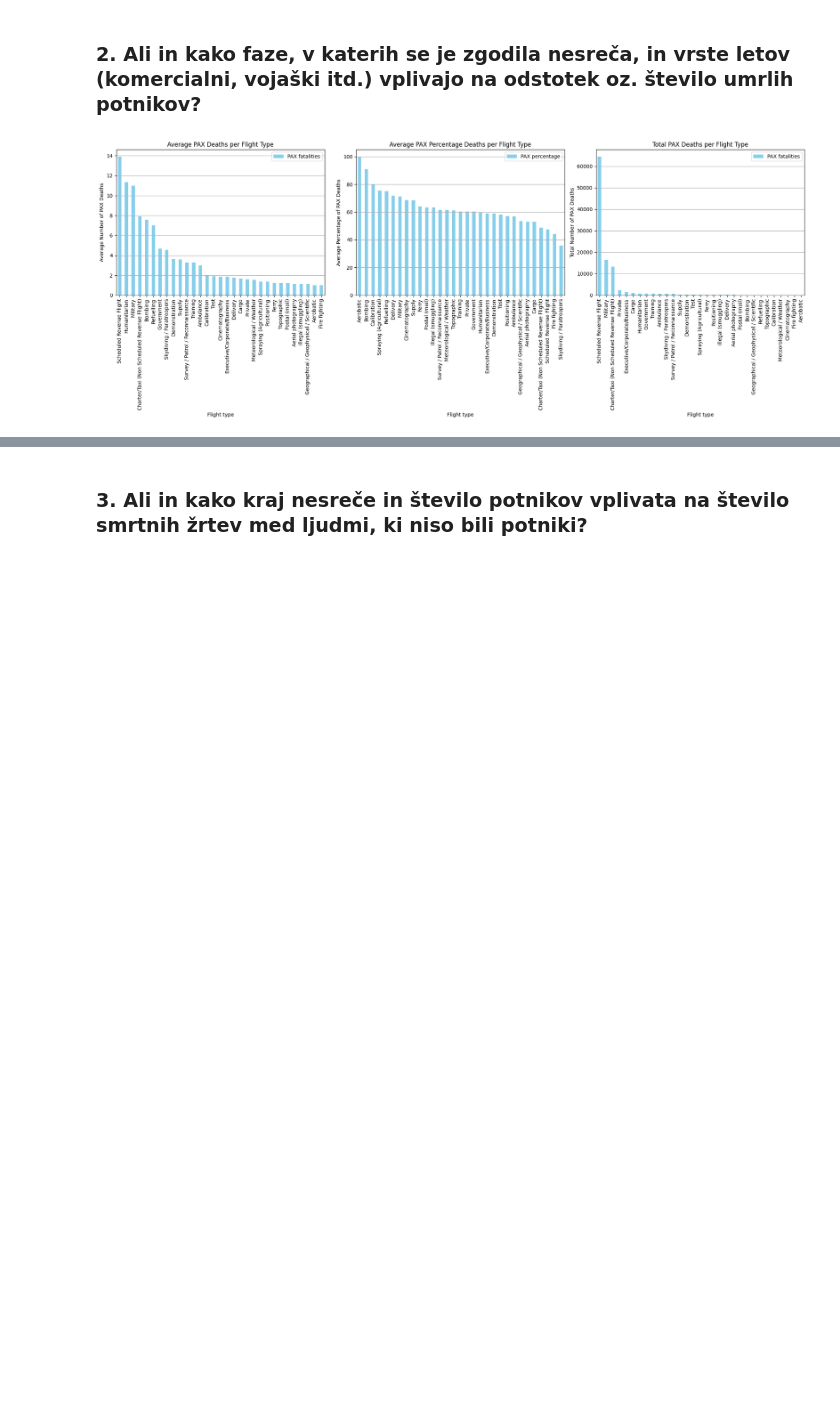
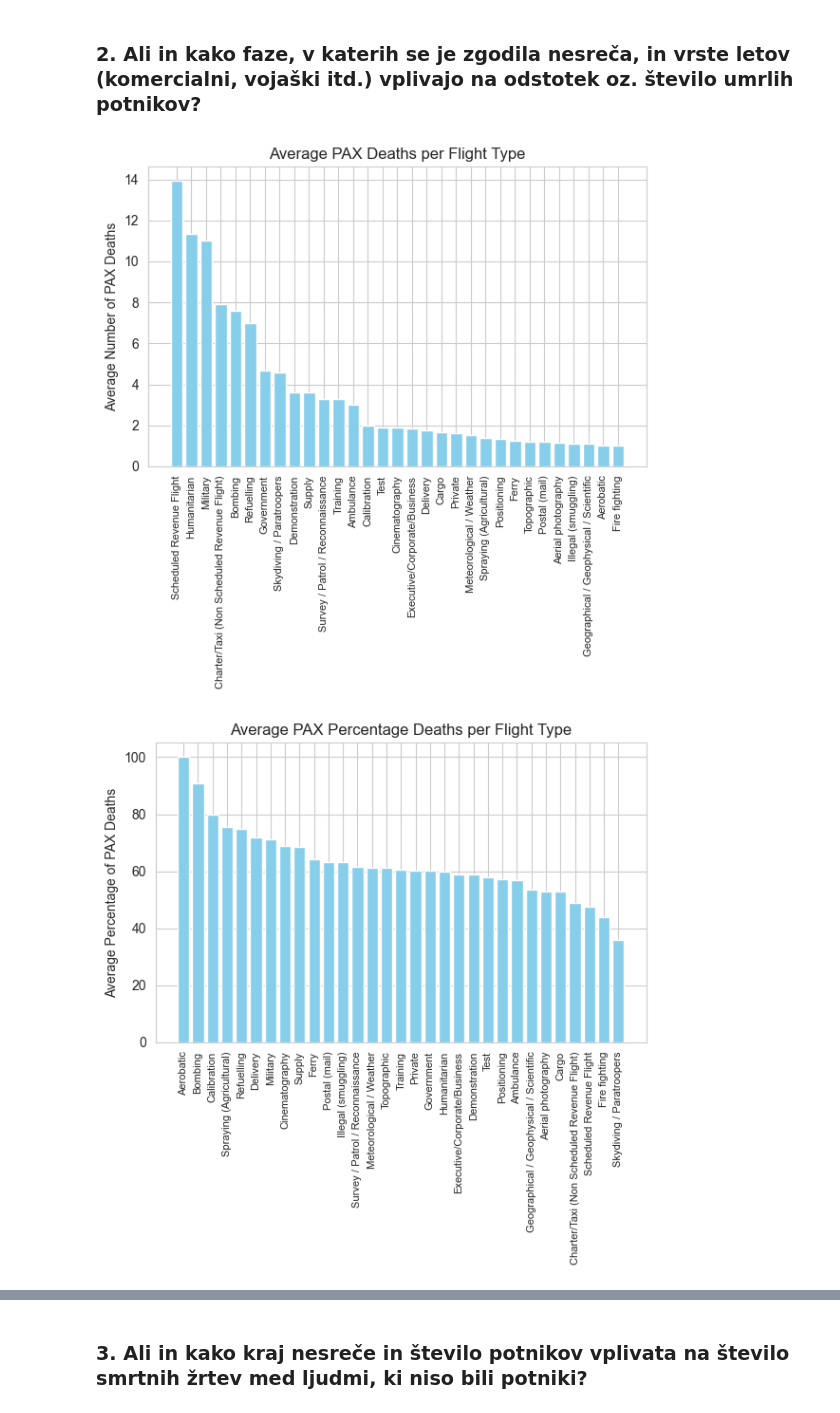
Before and after one commit to NikUlj/PR24NUJRSLSTKKM, a Jupyter notebook: PR24NUJRSLSTKKM.ipynb, the cells around one changed output, grey strips where cells are left out. Saved outputs shown, nothing was run; the diff lists cells and outputs as text; code cells hidden in the pictures; blank space fills up the shorter version.

```diff
--- a/PR24NUJRSLSTKKM.ipynb
+++ b/PR24NUJRSLSTKKM.ipynb
@@ -194,33 +194,44 @@ data_crew_filtered = data[(data['Crew on board'] != "NA") & (data['Crew on board
 data_pax_filtered['PAX percentage'] = data_pax_filtered.apply(lambda row: row['PAX fatalities'] / row['Pax on board'] * 100, axis=1)
 data_crew_filtered['Crew percentage'] = data_crew_filtered.apply(lambda row: row['Crew fatalities'] / row['Crew on board'] * 100, axis=1)
 # %%
-
 pax_grouped = data_pax_filtered.groupby('Flight type').agg({'PAX fatalities':'mean', 'PAX percentage':'mean'}).reset_index()
 pax_grouped_type = data_pax_filtered.groupby('Flight type')['PAX fatalities'].sum().reset_index()
 
-fig, axes = plt.subplots(1, 3, figsize=(20, 8))
+plt.figure(figsize=(6, 6))
 
 pax_grouped = pax_grouped.sort_values(by='PAX fatalities', ascending=False)
-pax_grouped.plot(x='Flight type', y='PAX fatalities', kind='bar', ax=axes[0], color='skyblue')
-axes[0].set_title('Average PAX Deaths per Flight Type')
-axes[0].set_ylabel('Average Number of PAX Deaths')
-axes[0].grid(True, axis='y')
+plt.bar(pax_grouped['Flight type'], pax_grouped['PAX fatalities'], color='skyblue')
+plt.title('Average PAX Deaths per Flight Type')
+plt.ylabel('Average Number of PAX Deaths')
+plt.grid(True, axis='y')
+
+plt.xticks(rotation=90)
+plt.tight_layout()
+plt.show()
+
+plt.figure(figsize=(6, 6))
 
 pax_grouped = pax_grouped.sort_values(by='PAX percentage', ascending=False)
-pax_grouped.plot(x='Flight type', y='PAX percentage', kind='bar', ax=axes[1], color='skyblue')
-axes[1].set_title('Average PAX Percentage Deaths per Flight Type')
-axes[1].set_ylabel('Average Percentage of PAX Deaths')
-axes[1].grid(True, axis='y')
+plt.bar(pax_grouped['Flight type'], pax_grouped['PAX percentage'], color='skyblue')
+plt.title('Average PAX Percentage Deaths per Flight Type')
+plt.ylabel('Average Percentage of PAX Deaths')
+plt.grid(True, axis='y')
+
+plt.xticks(rotation=90)
+plt.tight_layout()
+plt.show()
+
+plt.figure(figsize=(6, 6))
 
 pax_grouped_type = pax_grouped_type.sort_values(by='PAX fatalities', ascending=False)
-pax_grouped_type.plot(x='Flight type', y='PAX fatalities', kind='bar', ax=axes[2], color='skyblue')
-axes[2].set_title('Total PAX Deaths per Flight Type')
-axes[2].set_ylabel('Total Number of PAX Deaths')
-axes[2].grid(True, axis='y')
+plt.bar(pax_grouped_type['Flight type'], pax_grouped_type['PAX fatalities'], color='skyblue')
+plt.title('Total PAX Deaths per Flight Type')
+plt.ylabel('Total Number of PAX Deaths')
+plt.grid(True, axis='y')
 
-
-
+plt.xticks(rotation=90)
 plt.tight_layout()
 plt.show()
 # %% [output]
-[figure, old version]
+[figure, new version]
+[figure, added]
```
Also changed, not shown: parts of 4 cells of this notebook.
